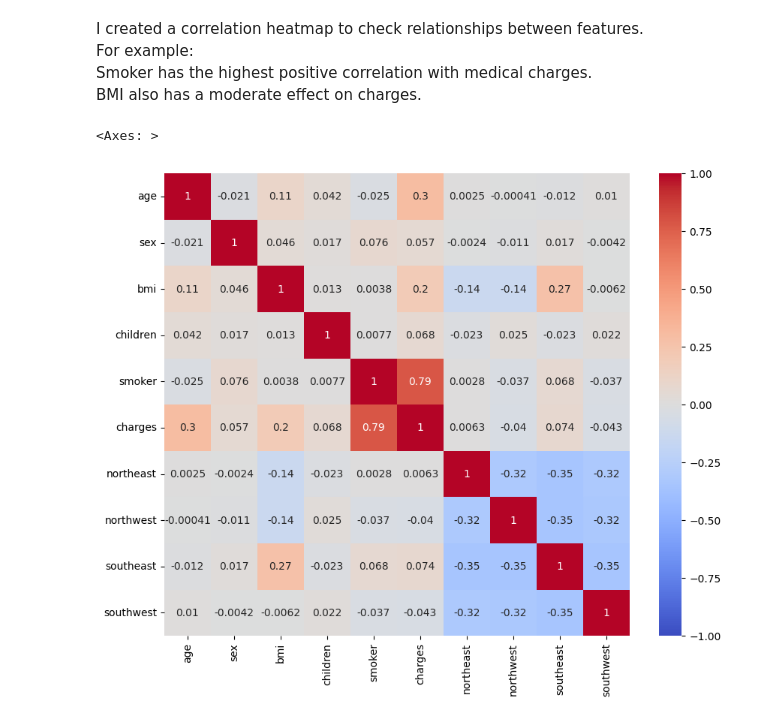
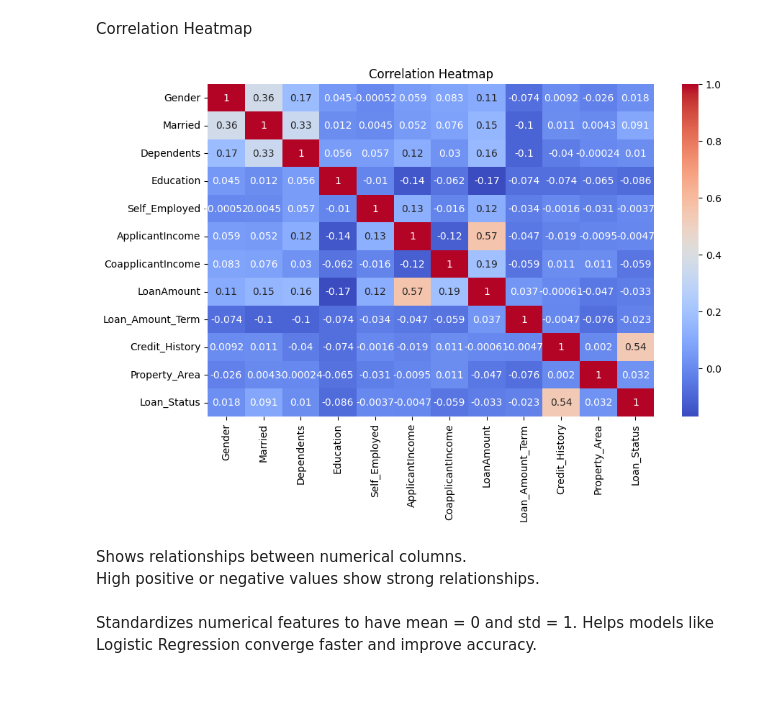
Before and after one commit to NileshPatil8/insurance-cost-prediction-ml, a Jupyter notebook: main.ipynb, the cells around one changed output. Drawn from its saved outputs; the diff is of its cells as text; code cells hidden in the pictures; blank space fills up the shorter version.

```diff
--- a/main.ipynb
+++ b/main.ipynb
@@ -49,3 +75,0 @@ df['smoker'] = df['smoker'].apply(lambda x: 1 if x == 'yes' else 0)
-# %%
-df = df.join(pd.get_dummies(df.region, dtype=int)).drop('region',axis=1)
-df
@@ -81,0 +94,7 @@ array([[<Axes: title={'center': 'age'}>, <Axes: title={'center': 'sex'}>,
+# %%
+df["Gender"] = df["Gender"].astype(str)
+df["Married"] = df["Married"].astype(str)
+df["Education"] = df["Education"].astype(str)
+df["Self_Employed"] = df["Self_Employed"].astype(str)
+df["Property_Area"] = df["Property_Area"].astype(str)
+df["Loan_Status"] = df["Loan_Status"].astype(str)
@@ -81,0 +175,8 @@ array([[<Axes: title={'center': 'age'}>, <Axes: title={'center': 'sex'}>,
+# %%
+from sklearn.preprocessing import LabelEncoder
+le = LabelEncoder()
+
+cols = ["Gender","Married","Education","Self_Employed","Property_Area","Loan_Status"]
+
+for col in cols:
+    df[col] = le.fit_transform(df[col])
@@ -81,0 +189,2 @@ array([[<Axes: title={'center': 'age'}>, <Axes: title={'center': 'sex'}>,
+# %%
+df["Dependents"] = df["Dependents"].replace("3+", 3).astype(int)
@@ -102,13 +222,15 @@ memory usage: 104.7 KB
-# %% [markdown]
-I created a correlation heatmap to check relationships between   features.
-For example:
-Smoker has the highest positive correlation with medical charges.
-BMI also has a moderate effect on charges.
+# %% [markdown]
+Correlation Heatmap
 # %%
-import matplotlib.pyplot as plt
-import seaborn as sns
-plt.figure(figsize=(10, 8))
-sns.heatmap(df.corr(), annot=True, cmap='coolwarm',vmin=-1,vmax=1)
+plt.figure(figsize=(10,6))
+sns.heatmap(df.corr(), annot=True, cmap="coolwarm")
+plt.title("Correlation Heatmap")
+plt.show()
 # %% [output]
-<Axes: >
-[figure, old version]
+[figure, new version]
+# %% [markdown]
+Shows relationships between numerical columns.
+High positive or negative values show strong relationships.
+# %% [markdown]
+Standardizes numerical features to have mean = 0 and std = 1.
+Helps models like Logistic Regression converge faster and improve accuracy.
```
Also changed, not shown: parts of 73 cells of this notebook.
